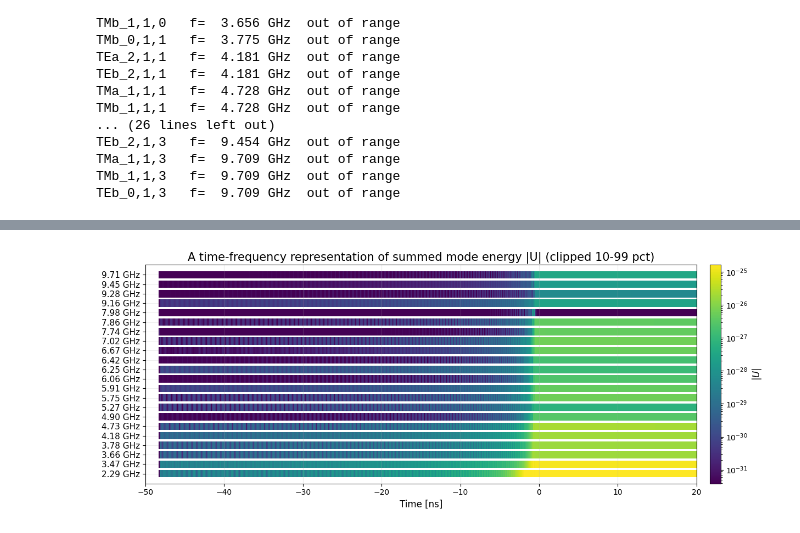
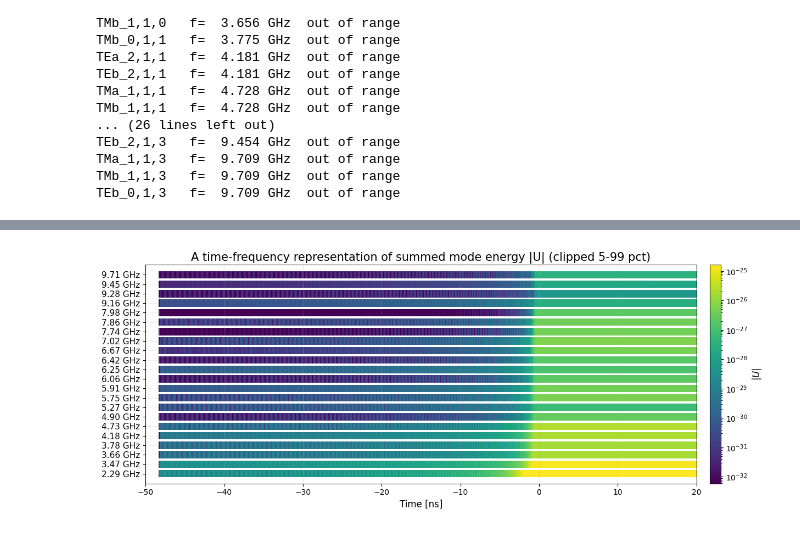
Before and after one commit to yuliia-borysenkova/Cavity_response_2.0, a Jupyter notebook: Mode_energy_vs_time.ipynb, the cells around one changed output, grey strips where cells are left out. Cells and saved outputs as stored; diff of their text form; code cells hidden in the pictures.

```diff
--- a/Mode_energy_vs_time.ipynb
+++ b/Mode_energy_vs_time.ipynb
@@ -362,7 +362,7 @@ CMAP = "viridis"
 KEEP_EVERY = 10
 
 TMIN_NS, TMAX_NS = -50, 20
-ABS_LO_PERCENTILE, ABS_HI_PERCENTILE = 10, 99
+ABS_LO_PERCENTILE, ABS_HI_PERCENTILE = 5, 99
 
 #SAME_FREQ_GAP = 1.5
 DIFF_FREQ_GAP = 0.3
@@ -480,31 +480,31 @@ ax.set_xlabel("Time [ns]", fontsize=12)
 ax.set_title(title, fontsize=15)
 
 if TMIN_NS is not None or TMAX_NS is not None:
     ax.set_xlim(
         TMIN_NS if TMIN_NS is not None else all_t.min(),
         TMAX_NS if TMAX_NS is not None else all_t.max()
     )
 
 # --- frequency labels on the far left ---
 trans = transforms.blended_transform_factory(ax.transAxes, ax.transData)
 x_text, x_line, x_hook = -0.16, -0.14, -0.11
 
 # for g in freq_groups_raw:
 #     ax.text(
 #         x_text, g["y"], f'{g["freq"]:.2f} GHz',
 #         transform=trans,
 #         ha="right", va="center",
 #         fontsize=11, color="black", clip_on=False
 #     )
 #     ax.plot([x_line, x_hook], [g["y"], g["y"]],
 #             transform=trans, color="black", lw=1.2, clip_on=False)
 
 cbar = plt.colorbar(sc, ax=ax, pad=0.02)
 cbar.set_label(r"$|U|$", fontsize=12)
 
 plt.tight_layout()
 fig.subplots_adjust(left=0.28)
 
 plt.show()
 # %% [output]
-[figure, old version]
+[figure, new version]
```
Also changed, not shown: parts of 1 cell of this notebook, 4 other files.
